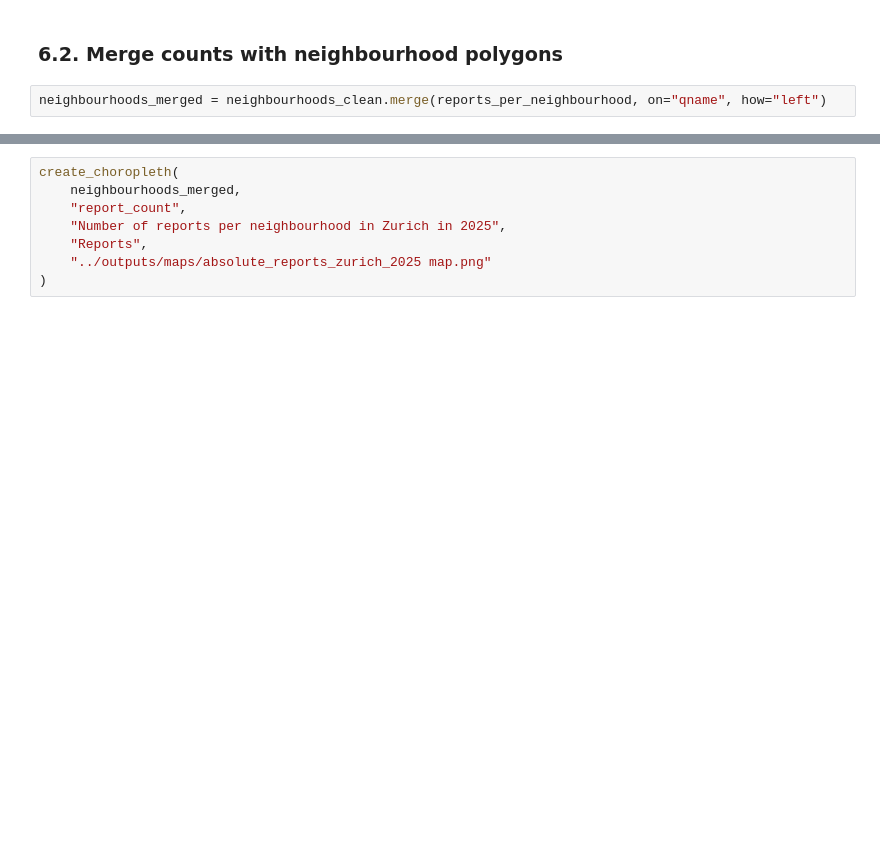
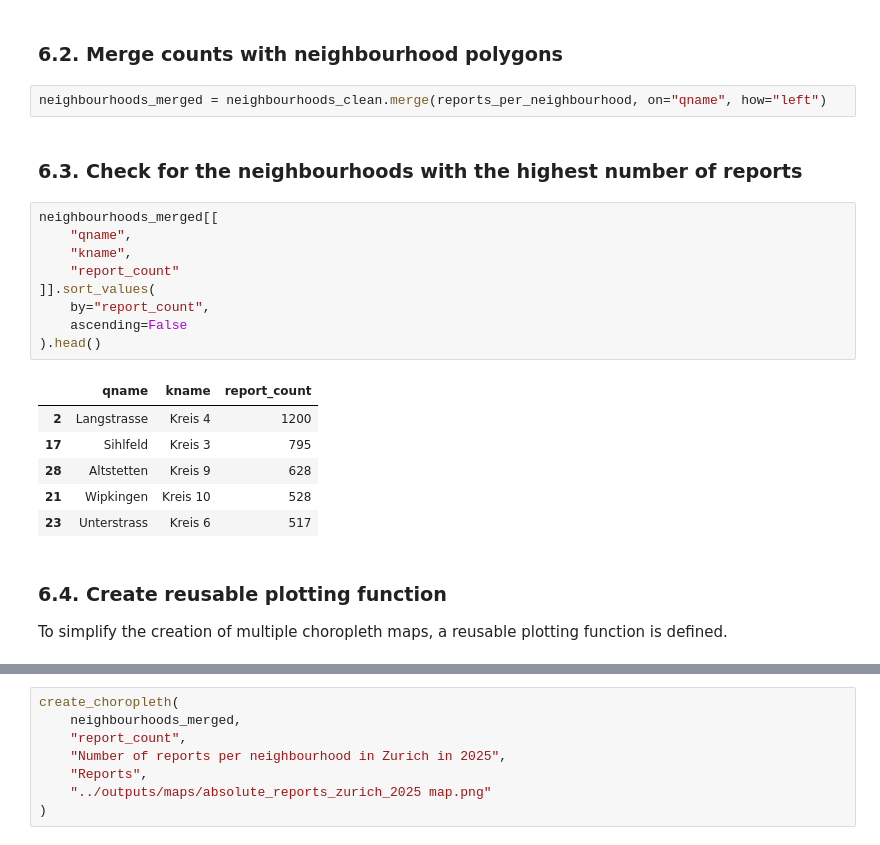
Before and after one commit to konaarnold/zueri-wie-neu-analysis, a Jupyter notebook: notebooks/zueri_wie_neu_analysis.ipynb, the cells around one changed output, grey strips where cells are left out. Drawn from its saved outputs; the diff is of its cells as text; blank space fills up the shorter version.

```diff
--- a/notebooks/zueri_wie_neu_analysis.ipynb
+++ b/notebooks/zueri_wie_neu_analysis.ipynb
@@ -495,3 +454,24 @@ reports_per_neighbourhood = (reports_with_neighbourhoods
 ### 6.2. Merge counts with neighbourhood polygons
 # %%
 neighbourhoods_merged = neighbourhoods_clean.merge(reports_per_neighbourhood, on="qname", how="left")
+# %% [markdown]
+### 6.3. Check for the neighbourhoods with the highest number of reports
+# %%
+neighbourhoods_merged[[
+    "qname",
+    "kname",
+    "report_count"
+]].sort_values(
+    by="report_count",
+    ascending=False
+).head()
+# %% [output]
+|  | qname | kname | report_count |
+| 2 | Langstrasse | Kreis 4 | 1200 |
+| 17 | Sihlfeld | Kreis 3 | 795 |
+| 28 | Altstetten | Kreis 9 | 628 |
+| 21 | Wipkingen | Kreis 10 | 528 |
+| 23 | Unterstrass | Kreis 6 | 517 |
+# %% [markdown]
+### 6.4. Create reusable plotting function
+To simplify the creation of multiple choropleth maps, a reusable plotting function is defined.
```
Also changed, not shown: parts of 61 cells of this notebook, 1 other file.
